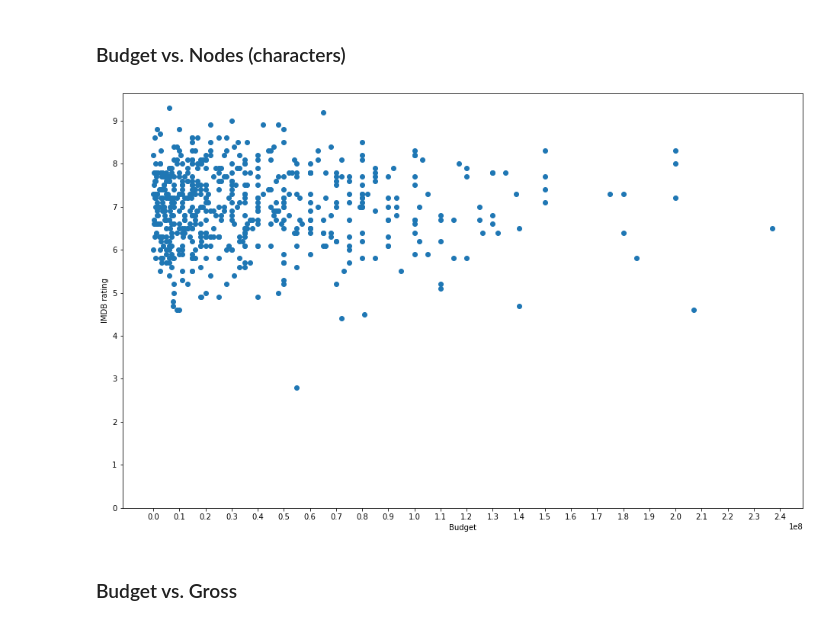
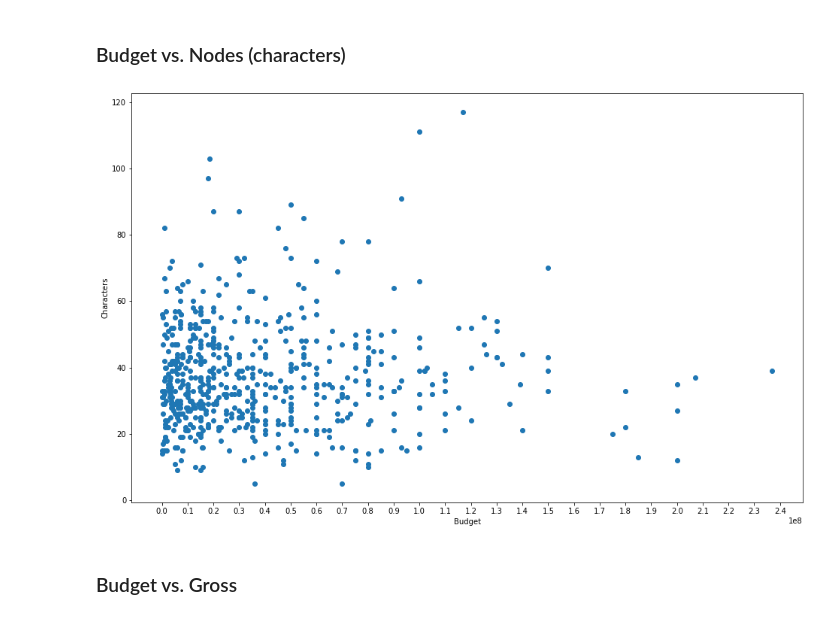
Before and after one commit to smre/network_analysis_project, a Jupyter notebook: various_visualizations.ipynb, the cells around one changed output. Saved outputs shown, nothing was run; the diff lists cells and outputs as text; code cells hidden in the pictures.

Commit message:
Fix visualization

```diff
--- a/various_visualizations.ipynb
+++ b/various_visualizations.ipynb
@@ -188,16 +185,15 @@ plt.show()
 # %%
 # Drop NaN values
 budgets = merged["Budget"].dropna()
-data_to_plot = pd.merge(budgets, merged["imdb_rating"], on="GexfID", how='inner')
+data_to_plot = pd.merge(budgets, merged["Characters"], on="GexfID", how='inner')
 
-plt.scatter(data_to_plot["Budget"], data_to_plot["imdb_rating"])
-plt.yticks(np.arange(0.0, 10.0, step=1.0))
+plt.scatter(data_to_plot["Budget"], data_to_plot["Characters"])
 plt.xticks(np.arange(0, 250000000, step=10000000))
 plt.xlabel("Budget")
-plt.ylabel("IMDB rating")
+plt.ylabel("Characters")
 plt.show()
 # %% [output]
-[figure, old version]
+[figure, new version]
 # %% [markdown]
 ### Budget vs. Gross
 # %%
```
Also changed, not shown: parts of 2 cells of this notebook.
